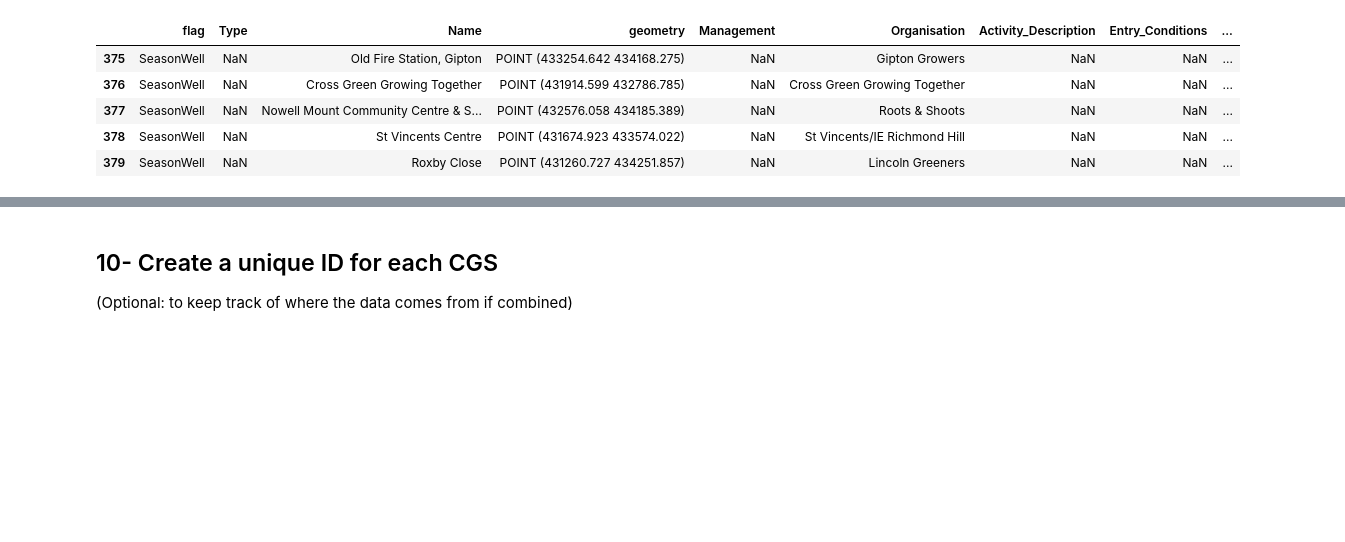
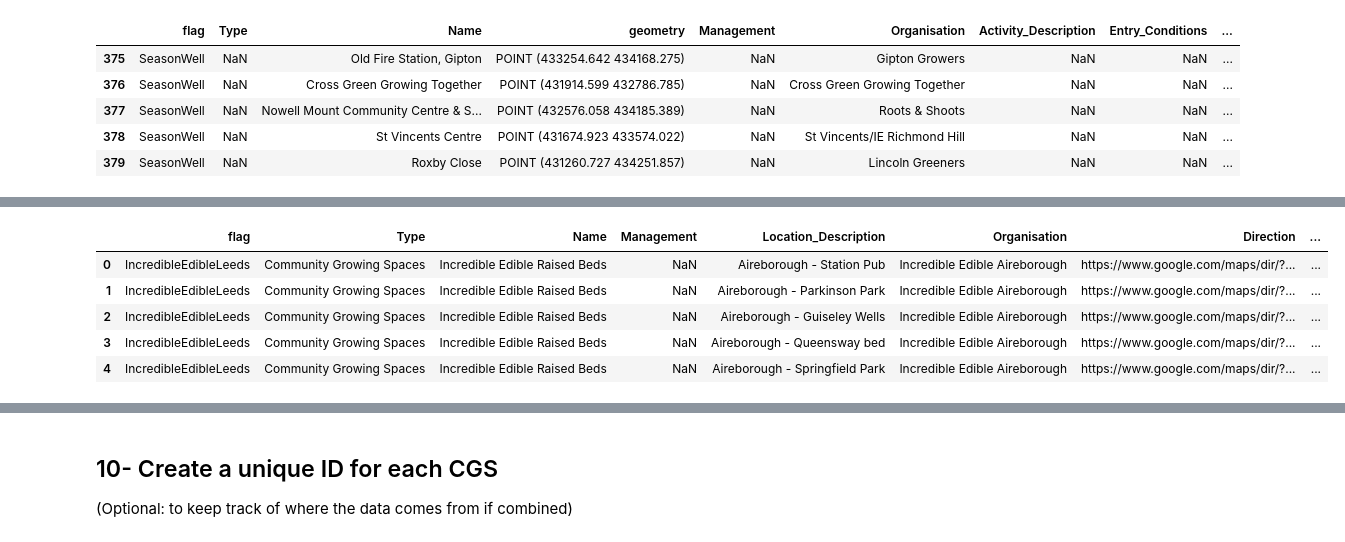
Before and after one commit to MarionC749/LIDA-SEEDS, a Jupyter notebook: Data_Processing/1-SEEDS_existingCGS_search.ipynb, the cells around one changed output, grey strips where cells are left out. Cells and saved outputs as stored; diff of their text form; code cells hidden in the pictures; blank space fills up the shorter version.

```diff
--- a/Data_Processing/1-SEEDS_existingCGS_search.ipynb
+++ b/Data_Processing/1-SEEDS_existingCGS_search.ipynb
@@ -3041,0 +2956,13 @@ Existing_CGSs.tail()
+# %%
+#Create location description
+IEL_beds['Project'] = IEL_beds['Project'].astype(str)
+IEL_beds['Location_Description'] = IEL_beds['Project'] + ' - ' + IEL_beds['Location_Description']
+IEL_beds= IEL_beds.drop(columns=['Project'])
+IEL_beds.head()
+# %% [output]
+|  | flag | Type | Name | Management | Location_Description | Organisation | Direction | ... |
+| 0 | IncredibleEdibleLeeds | Community Growing Spaces | Incredible Edible Raised Beds | NaN | Aireborough - Station Pub | Incredible Edible Aireborough | https://www.google.com/maps/dir/?... | ... |
+| 1 | IncredibleEdibleLeeds | Community Growing Spaces | Incredible Edible Raised Beds | NaN | Aireborough - Parkinson Park | Incredible Edible Aireborough | https://www.google.com/maps/dir/?... | ... |
+| 2 | IncredibleEdibleLeeds | Community Growing Spaces | Incredible Edible Raised Beds | NaN | Aireborough - Guiseley Wells | Incredible Edible Aireborough | https://www.google.com/maps/dir/?... | ... |
+| 3 | IncredibleEdibleLeeds | Community Growing Spaces | Incredible Edible Raised Beds | NaN | Aireborough - Queensway bed | Incredible Edible Aireborough | https://www.google.com/maps/dir/?... | ... |
+| 4 | IncredibleEdibleLeeds | Community Growing Spaces | Incredible Edible Raised Beds | NaN | Aireborough - Springfield Park | Incredible Edible Aireborough | https://www.google.com/maps/dir/?... | ... |
```
Also changed, not shown: parts of 23 cells of this notebook, 6 other files.
